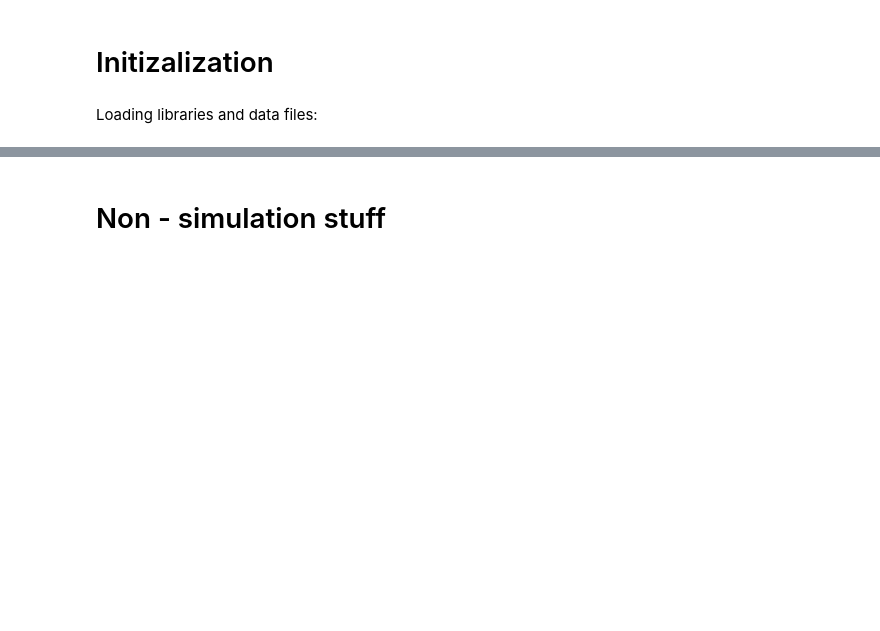
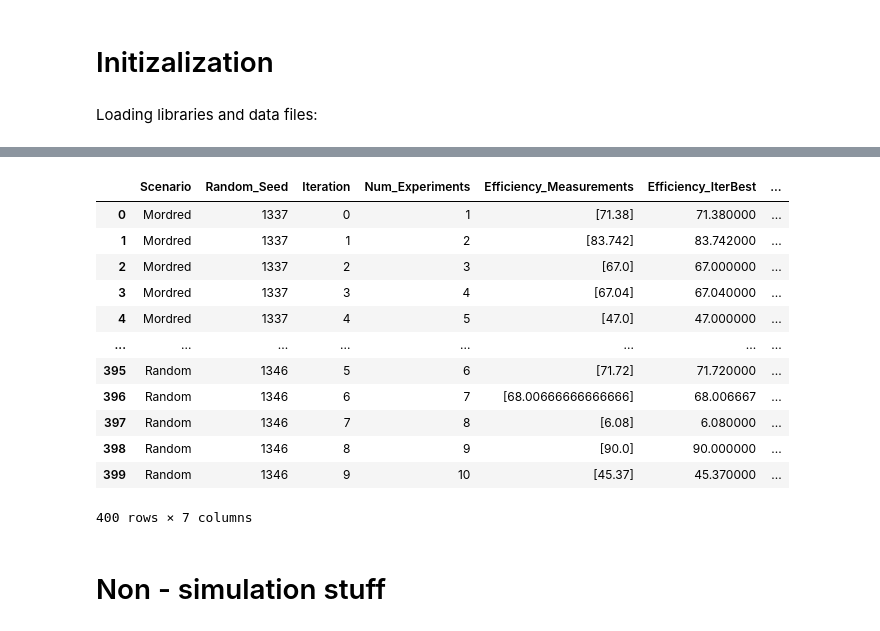
Before and after one commit to AC-BO-Hackathon/project-surface-science-syndicate, a Jupyter notebook: can_baybe-inhibitor.ipynb, the cells around one changed output, grey strips where cells are left out. Cells and saved outputs as stored; diff of their text form; code cells hidden in the pictures; blank space fills up the shorter version.

```diff
--- a/can_baybe-inhibitor.ipynb
+++ b/can_baybe-inhibitor.ipynb
@@ -21,8 +21,9 @@ from baybe.searchspace import SearchSpace
 from baybe.simulation import simulate_scenarios
 from baybe.targets import NumericalTarget
 
-df_AA2024 = pd.read_excel('data/filtered_AA2024.xlsx')
-df_AA1000 = pd.read_excel('data/filtered_AA1000.xlsx')
-df_Al = pd.read_excel('data/filtered_Al.xlsx')
+df_AA2024 = pd.read_excel('data/averaged_filtered_AA2024.xlsx')
+df_AA1000 = pd.read_excel('data/averaged_filtered_AA1000.xlsx')
+df_Al = pd.read_excel('data/averaged_filtered_Al.xlsx')
 
-df_active = df_AA2024
+df_active = df_AA1000
+df_active
@@ -136,3 +247,19 @@ IndexError: boolean index did not match indexed array along dimension 0; dimensi
+# %%
+results
+# %% [output]
+|  | Scenario | Random_Seed | Iteration | Num_Experiments | Efficiency_Measurements | Efficiency_IterBest | ... |
+| 0 | Mordred | 1337 | 0 | 1 | [71.38] | 71.380000 | ... |
+| 1 | Mordred | 1337 | 1 | 2 | [83.742] | 83.742000 | ... |
+| 2 | Mordred | 1337 | 2 | 3 | [67.0] | 67.000000 | ... |
+| 3 | Mordred | 1337 | 3 | 4 | [67.04] | 67.040000 | ... |
+| 4 | Mordred | 1337 | 4 | 5 | [47.0] | 47.000000 | ... |
+| ... | ... | ... | ... | ... | ... | ... | ... |
+| 395 | Random | 1346 | 5 | 6 | [71.72] | 71.720000 | ... |
+| 396 | Random | 1346 | 6 | 7 | [68.00666666666666] | 68.006667 | ... |
+| 397 | Random | 1346 | 7 | 8 | [6.08] | 6.080000 | ... |
+| 398 | Random | 1346 | 8 | 9 | [90.0] | 90.000000 | ... |
+| 399 | Random | 1346 | 9 | 10 | [45.37] | 45.370000 | ... |
+400 rows × 7 columns
 # %% [markdown]
 # Non - simulation stuff
 # %%
```
Also changed, not shown: parts of 13 cells of this notebook, 2 other files.
